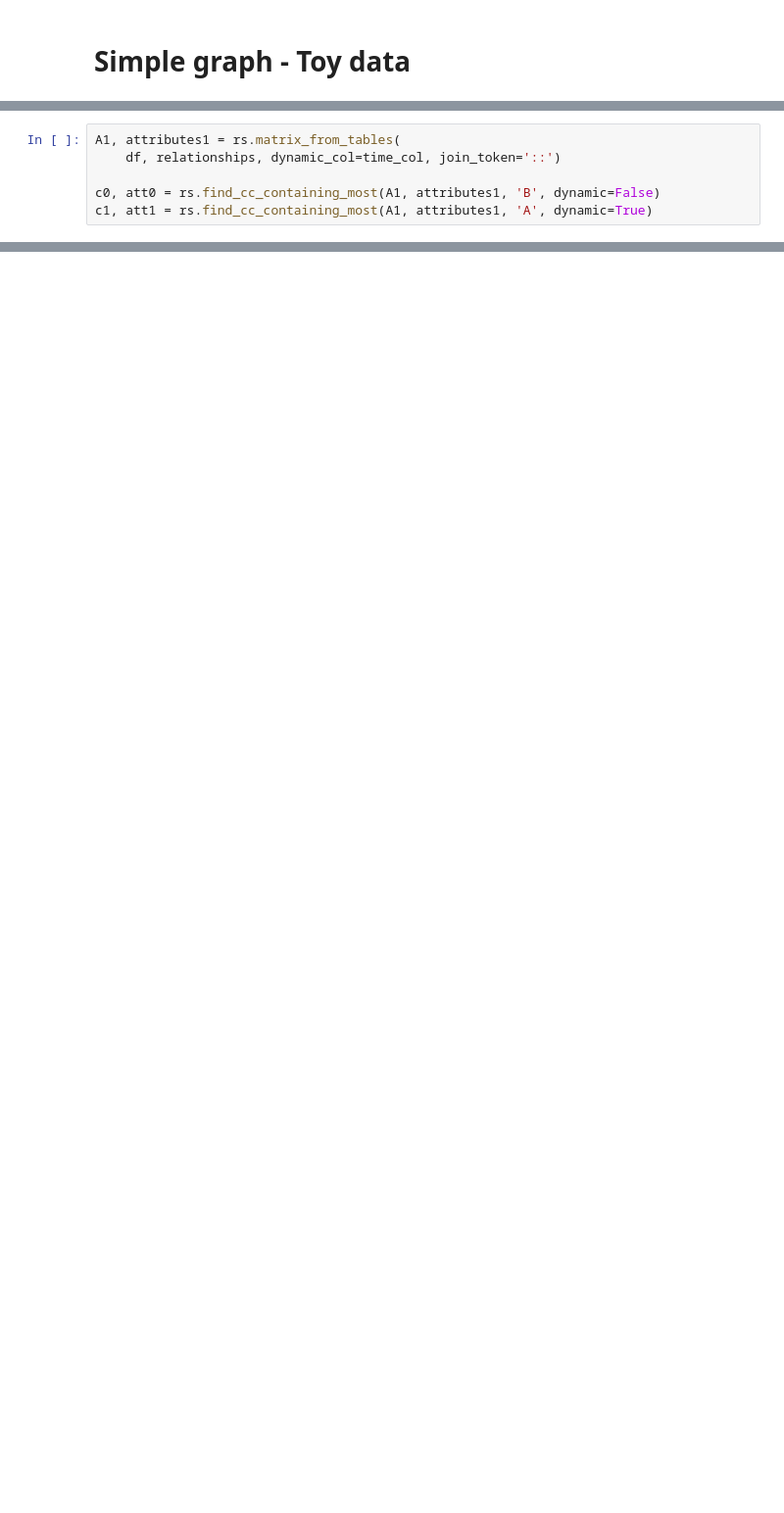
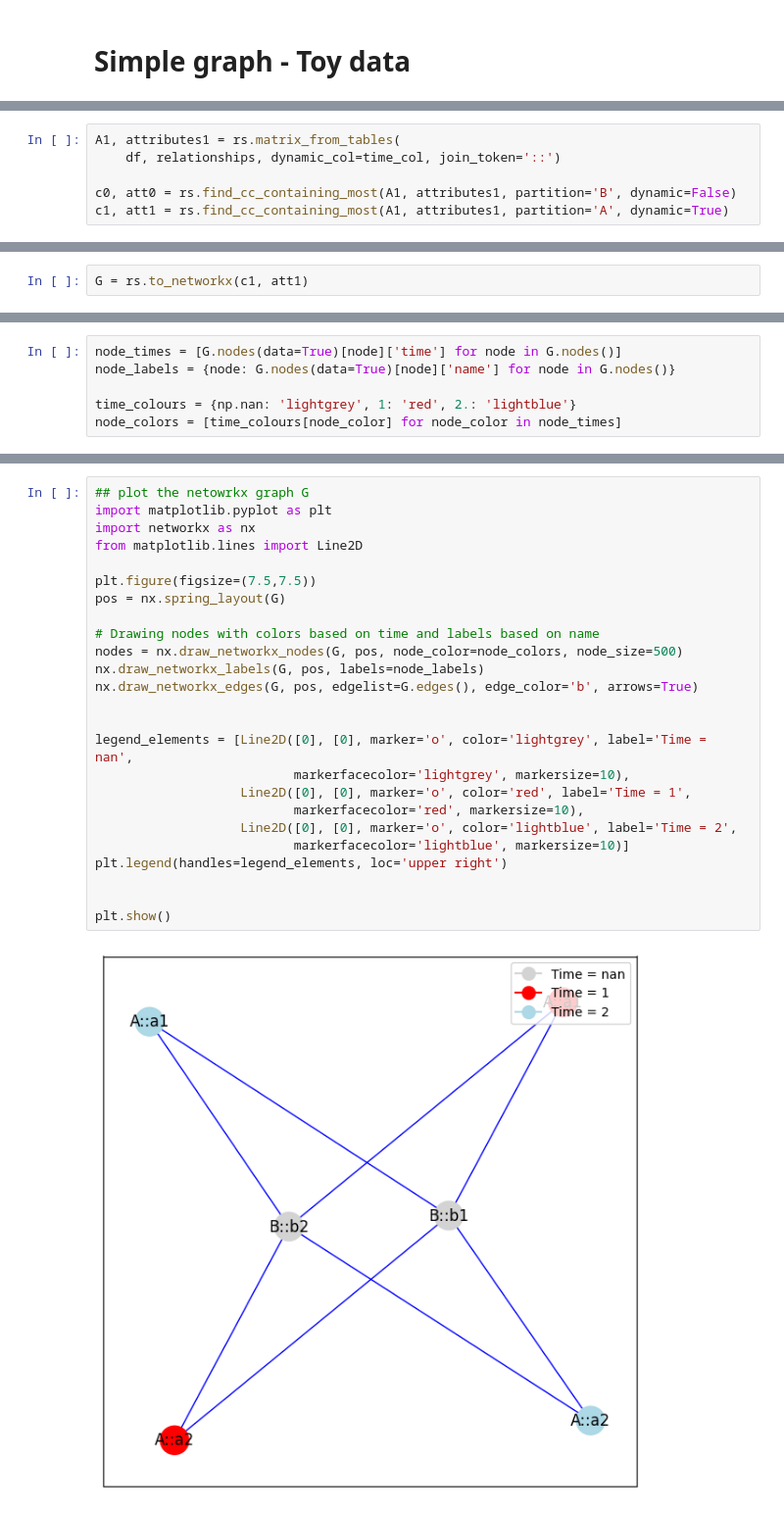
Before and after one commit to anniegray52/relastat, a Jupyter notebook: docs/source/examples/simple.ipynb, the cells around one changed output, grey strips where cells are left out. Shown at 98% size. Saved outputs shown, nothing was run; the diff lists cells and outputs as text; blank space fills up the shorter version.

```diff
--- a/docs/source/examples/simple.ipynb
+++ b/docs/source/examples/simple.ipynb
@@ -31,5 +25,5 @@ array([[-0.60150096, -0.76512103],
 A1, attributes1 = rs.matrix_from_tables(
     df, relationships, dynamic_col=time_col, join_token='::')
 
-c0, att0 = rs.find_cc_containing_most(A1, attributes1, 'B', dynamic=False)
-c1, att1 = rs.find_cc_containing_most(A1, attributes1, 'A', dynamic=True)
+c0, att0 = rs.find_cc_containing_most(A1, attributes1, partition='B', dynamic=False)
+c1, att1 = rs.find_cc_containing_most(A1, attributes1, partition='A', dynamic=True)
@@ -35,0 +36,2 @@ c1, att1 = rs.find_cc_containing_most(A1, attributes1, 'A', dynamic=True)
+# %%
+G = rs.to_networkx(c1, att1)
@@ -35,0 +40,6 @@ c1, att1 = rs.find_cc_containing_most(A1, attributes1, 'A', dynamic=True)
+# %%
+node_times = [G.nodes(data=True)[node]['time'] for node in G.nodes()]
+node_labels = {node: G.nodes(data=True)[node]['name'] for node in G.nodes()}
+
+time_colours = {np.nan: 'lightgrey', 1: 'red', 2.: 'lightblue'}
+node_colors = [time_colours[node_color] for node_color in node_times]
@@ -35,0 +48,27 @@ c1, att1 = rs.find_cc_containing_most(A1, attributes1, 'A', dynamic=True)
+# %%
+## plot the netowrkx graph G
+import matplotlib.pyplot as plt
+import networkx as nx
+from matplotlib.lines import Line2D
+
+plt.figure(figsize=(7.5,7.5))
+pos = nx.spring_layout(G)
+
+# Drawing nodes with colors based on time and labels based on name
+nodes = nx.draw_networkx_nodes(G, pos, node_color=node_colors, node_size=500)
+nx.draw_networkx_labels(G, pos, labels=node_labels)
+nx.draw_networkx_edges(G, pos, edgelist=G.edges(), edge_color='b', arrows=True)
+
+
+legend_elements = [Line2D([0], [0], marker='o', color='lightgrey', label='Time = nan',
+                          markerfacecolor='lightgrey', markersize=10),
+                   Line2D([0], [0], marker='o', color='red', label='Time = 1',
+                          markerfacecolor='red', markersize=10),
+                   Line2D([0], [0], marker='o', color='lightblue', label='Time = 2',
+                          markerfacecolor='lightblue', markersize=10)]
+plt.legend(handles=legend_elements, loc='upper right')
+
+
+plt.show()
+# %% [output]
+[figure, added]
```
Also changed, not shown: parts of 10 cells of this notebook, 6 other files.
